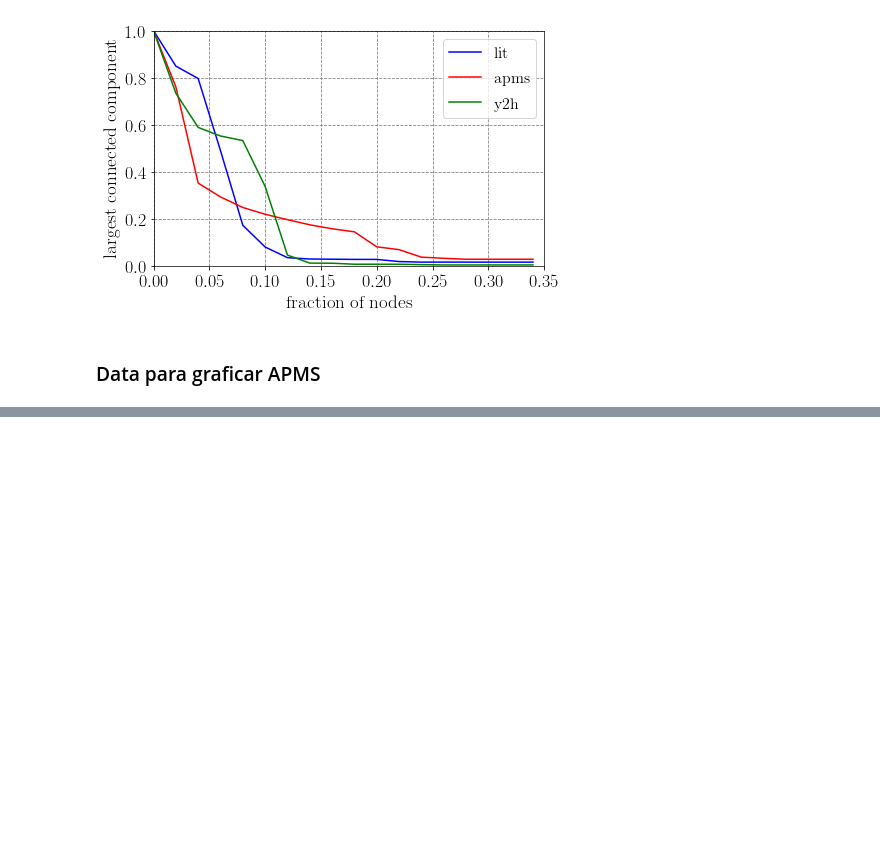
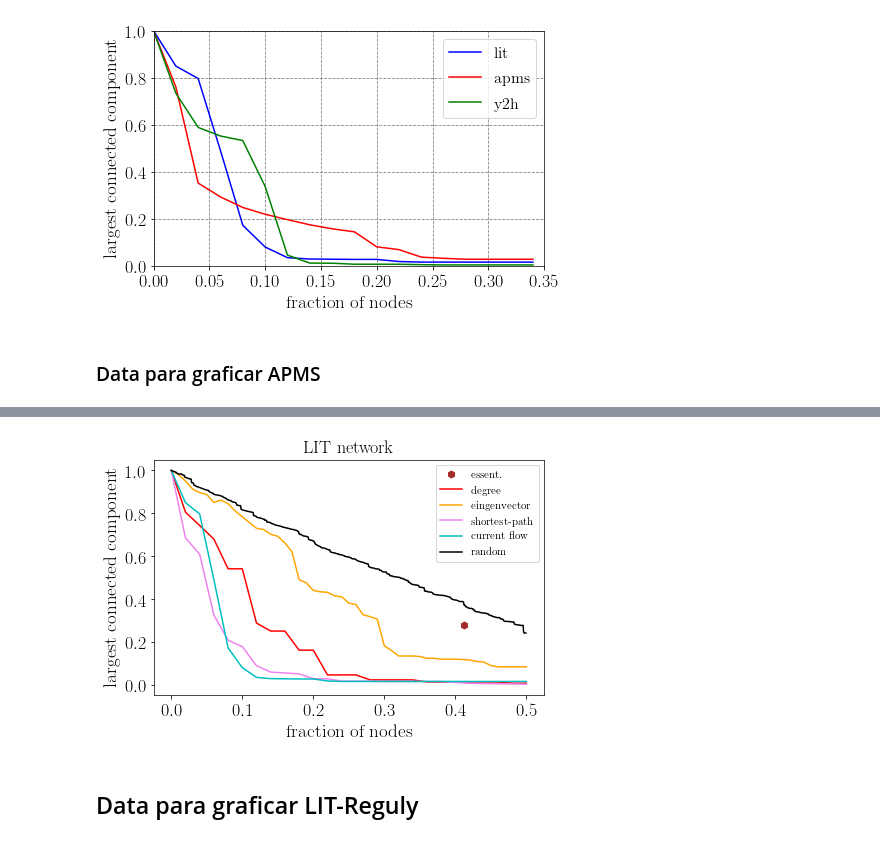
Before and after one commit to ignaciosticco/tp2, a Jupyter notebook: tp2.ipynb, the cells around one changed output, grey strips where cells are left out. Saved outputs shown, nothing was run; the diff lists cells and outputs as text; code cells hidden in the pictures; blank space fills up the shorter version.

```diff
--- a/tp2.ipynb
+++ b/tp2.ipynb
@@ -695,0 +767,34 @@ plt.show()
+# %%
+# Random
+resultado_random_LIT =  funcion_remove_random(G_LIT,0.50)
+# %%
+# Degree
+resultado_degree_LIT =  funcion_remove_degree(G_LIT,50)
+# %%
+# Eingenvector
+resultado_eingenvector_LIT =  funcion_remove_eigenvector(G_LIT,50)
+# %%
+# Esenciales
+resultado_esenciles_LIT =  rem_esenciales(G_LIT)
+# %%
+### Grafico LIT
+plt.plot(resultado_esenciles_LIT[0],resultado_esenciles_LIT[1],'h',markersize='7',color = 'brown',label='essent.')
+plt.plot(resultado_degree_LIT[0],resultado_degree_LIT[1],'-r',label='degree')
+plt.plot(resultado_eingenvector_LIT[0],resultado_eingenvector_LIT[1],'-',color = 'orange',label='eingenvector')
+plt.plot(resultado_shortest_path2_LIT[0],resultado_shortest_path2_LIT[1],'-',color = 'violet',label='shortest-path')
+plt.plot(resultado_current_flow2_LIT[0],resultado_current_flow2_LIT[1],'-c',label='current flow')
+plt.plot(resultado_random_LIT[0],resultado_random_LIT[1],'-k',label='random')
+
+plt.title('LIT network')
+pylab.xlabel('fraction of nodes')
+pylab.ylabel('largest connected component')
+#plt.grid(color='gray', linestyle='--')
+#pylab.ylim(0, 1.0)
+#pylab.xlim(0, 0.35)
+plt.legend(loc='upper right',prop={'size': 11})
+pylab.savefig('Fig3_zotenko_LIT.eps', format='eps', dpi=300, bbox_inches='tight')
+plt.show()
+# %% [output]
+[figure, added]
+# %% [markdown]
+## Data para graficar LIT-Reguly
```
Also changed, not shown: parts of 29 cells of this notebook, 24 other files.
